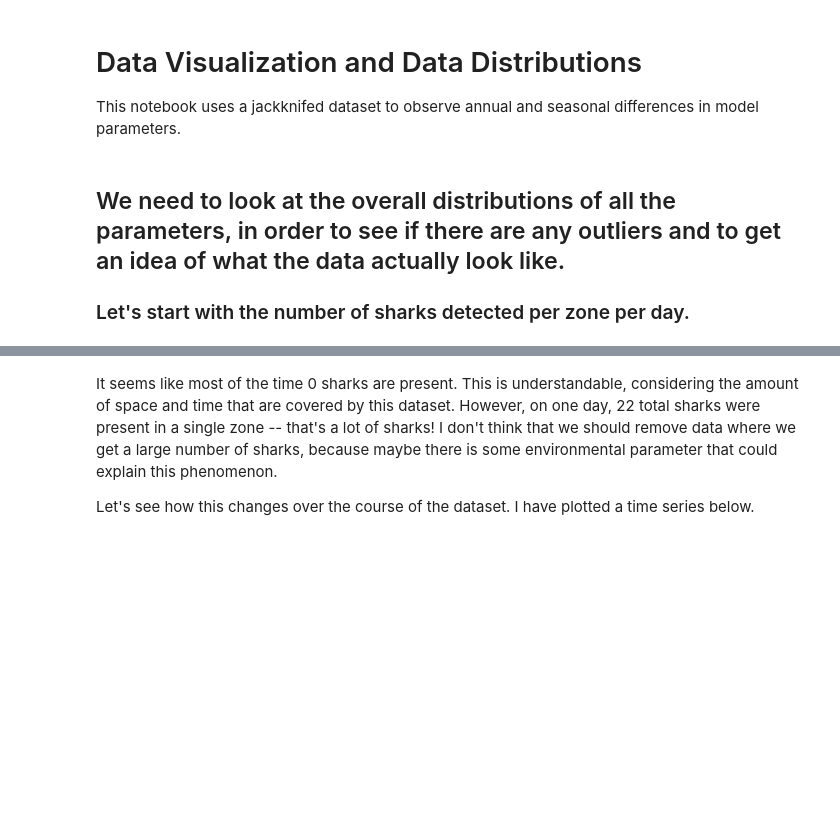
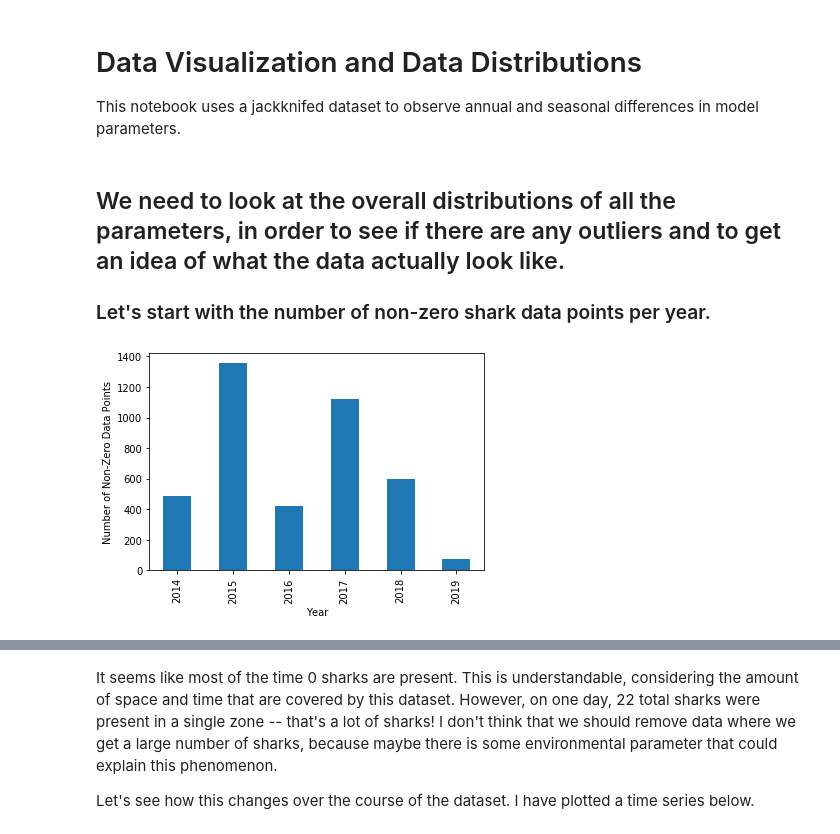
Before and after one commit to echelleburns/SpringBoard-Capstone1, a Jupyter notebook: Story_Telling/Distributions.ipynb, the cells around one changed output, grey strips where cells are left out. Cells and saved outputs as stored; diff of their text form; code cells hidden in the pictures; blank space fills up the shorter version.

```diff
--- a/Story_Telling/Distributions.ipynb
+++ b/Story_Telling/Distributions.ipynb
@@ -42,4 +49,12 @@ dat = dat.sort_values(['Date','Zone']) # finally, sort the data so that it's in
 # %% [markdown]
 ## We need to look at the overall distributions of all the parameters, in order to see if there are any outliers and to get an idea of what the data actually look like.
 
-### Let's start with the number of sharks detected per zone per day.
+### Let's start with the number of non-zero shark data points per year.
+# %%
+peryear = dat.loc[dat['Transmitter'] > 0, ['Transmitter','Year']].groupby('Year').agg('count')
+    # count the number of transmitters > 0 each year
+peryear.plot(kind='bar', legend=False) # plot it
+plt.ylabel('Number of Non-Zero Data Points') # fix ylabel
+plt.show() # show plot
+# %% [output]
+[figure, added]
```
Also changed, not shown: parts of 32 cells of this notebook.
